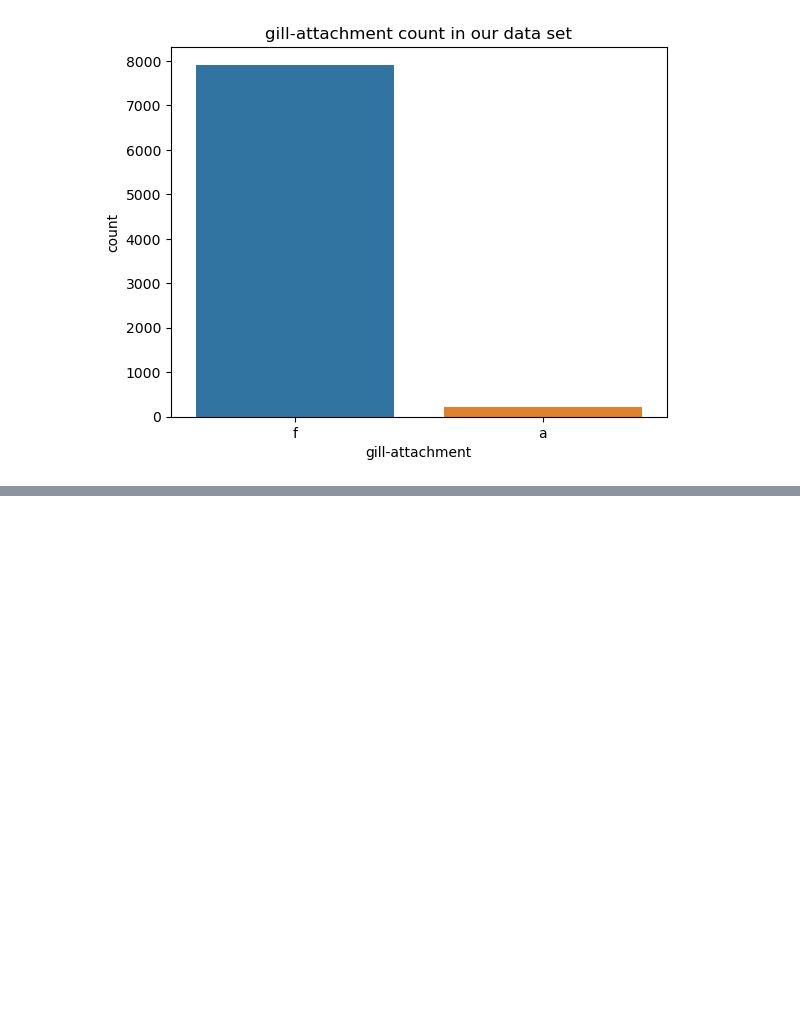
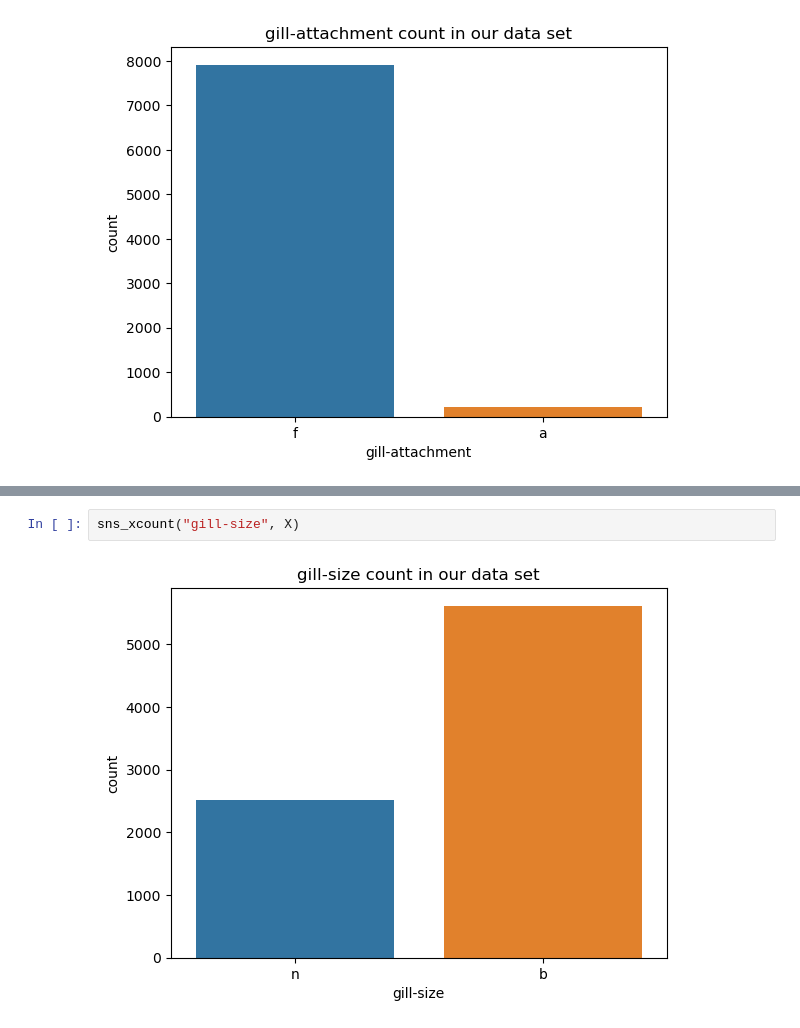
Before and after one commit to dev-ezzy/Big-Data, a Jupyter notebook: index.ipynb, the cells around one changed output, grey strips where cells are left out. Saved outputs shown, nothing was run; the diff lists cells and outputs as text; blank space fills up the shorter version.

```diff
--- a/index.ipynb
+++ b/index.ipynb
@@ -380,0 +385,4 @@ sns_xcount("gill-attachment", X)
+# %%
+sns_xcount("gill-size", X)
+# %% [output]
+[figure, added]
```
Also changed, not shown: parts of 7 cells of this notebook.
